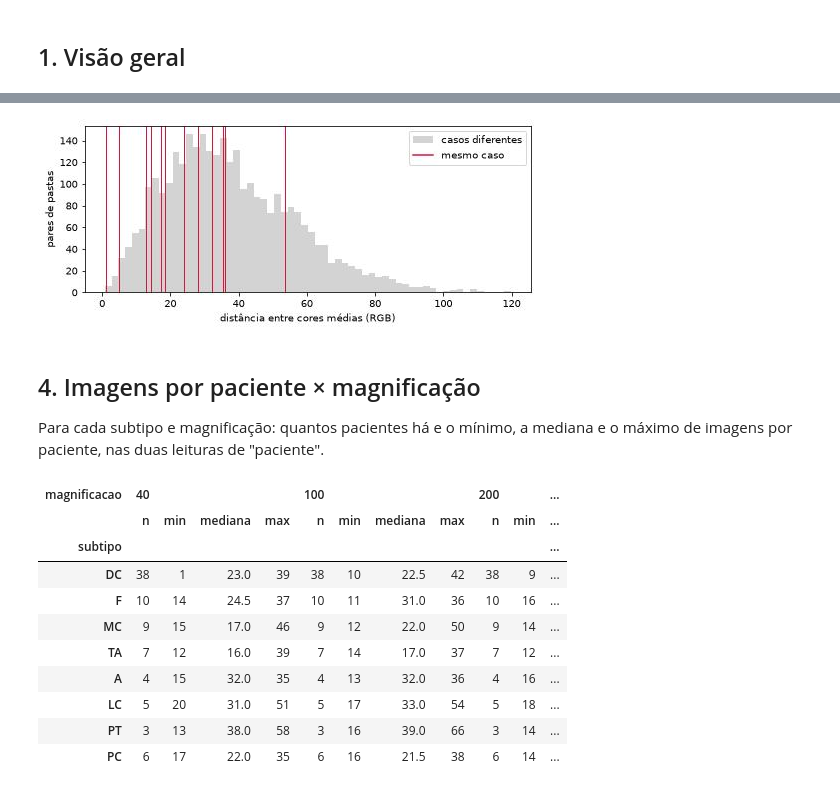
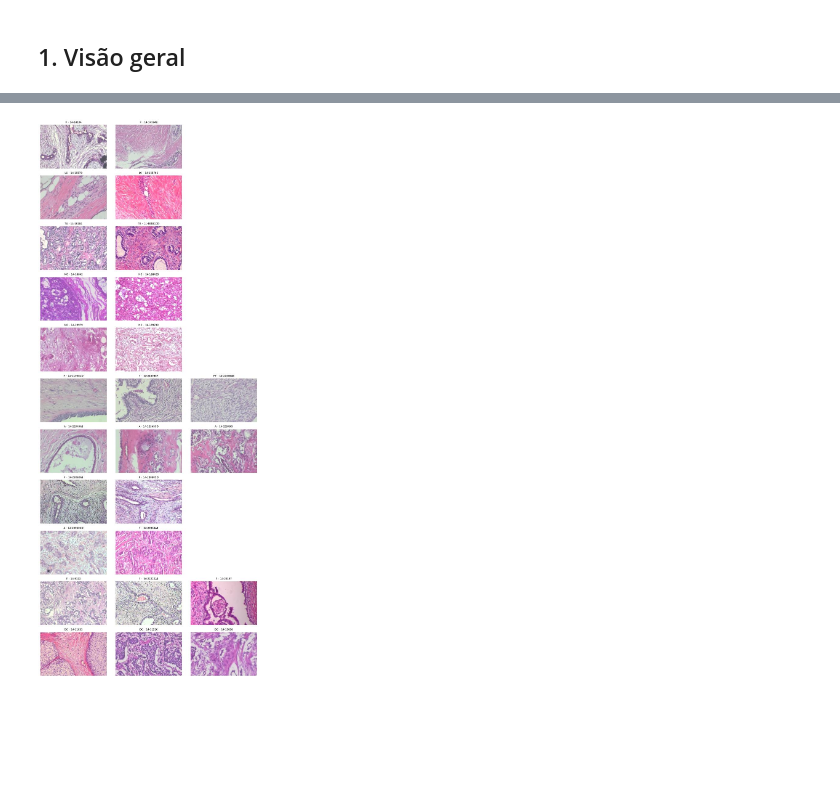
Before and after one commit to joao-snunes/breakhis_fsl_quantification, a Jupyter notebook: notebooks/01_eda.ipynb, the cells around one changed output, grey strips where cells are left out. Cells and saved outputs as stored; diff of their text form; code cells hidden in the pictures; blank space fills up the shorter version.

```diff
--- a/notebooks/01_eda.ipynb
+++ b/notebooks/01_eda.ipynb
@@ -104,9 +96,0 @@ Leva cerca de 1 minuto (lê as 7.909 imagens).
-# %%
-def pixel_stats(path):
-    a = np.asarray(Image.open(DATA / path).convert("RGB"))
-    return hashlib.md5(a.tobytes()).hexdigest(), *a.reshape(-1, 3).mean(0)
-
-df[["hash", "r", "g", "b"]] = pd.DataFrame([pixel_stats(p) for p in df.path], index=df.index)
-dup = df[df.duplicated("hash", keep=False)].sort_values(["hash", "subtipo"])
-print(f"{dup.hash.nunique()} grupos de imagens repetidas, {len(dup)} arquivos envolvidos")
-dup.groupby(["subtipo", "paciente"]).size().rename("arquivos repetidos")
@@ -243,0 +148,5 @@ True          13.0  22.4  14.5  1.1  12.9  18.4  32.3   53.7
+# %%
+pastas = df.groupby(["id_paciente", "id_subtipo", "pasta"]).size().rename("imagens").reset_index()
+multi = pastas[pastas.groupby("id_paciente").pasta.transform("nunique") > 1]
+
+multi.assign(varios_subtipos=multi.groupby("id_paciente").id_subtipo.transform("nunique") > 1)
@@ -244,35 +171,17 @@ True          13.0  22.4  14.5  1.1  12.9  18.4  32.3   53.7
 # %%
-fig, ax = plt.subplots(figsize=(8, 3))
-ax.hist(d[~d.mesmo_caso].dist, bins=60, color="lightgray", label="casos diferentes")
-for x in d[d.mesmo_caso].dist:
-    ax.axvline(x, color="crimson", lw=1)
-ax.plot([], [], color="crimson", label="mesmo caso")
-ax.set_xlabel("distância entre cores médias (RGB)"); ax.set_ylabel("pares de pastas"); ax.legend()
-plt.show()
+rng = np.random.default_rng(0)
+m100 = df[df.magnificacao == 100]
+
+controle = pastas[~pastas.id_paciente.isin(multi.id_paciente)]  # controle: pacientes com uma única pasta
+
+linhas = [g.pasta.tolist() for _, g in multi.groupby("id_paciente")]
+linhas += [rng.choice(controle[controle.id_subtipo == s].pasta.unique(), 3, replace=False).tolist() for s in ["F", "DC"]]
+paths, titles = [], []
+for linha in linhas:
+    for col in range(3):
+        r = m100[m100.pasta == linha[col]].iloc[0] if col < len(linha) else None
+        paths.append(None if r is None else r.path)
+        titles.append("" if r is None else f"{r.id_subtipo} · {r.pasta}")
+show(paths, titles, ncols=3, size=2.3)
 # %% [output]
-[figure, old version]
+[figure, new version]
-# %% [markdown]
-## 4. Imagens por paciente × magnificação
-
-Para cada subtipo e magnificação: quantos pacientes há e o mínimo, a mediana e o
-máximo de imagens por paciente, nas duas leituras de "paciente".
-# %%
-def por_unidade(unidade):
-    n = df.groupby(["subtipo", unidade, "magnificacao"]).size()
-    t = n.groupby(["subtipo", "magnificacao"]).agg(n="count", min="min", mediana="median", max="max")
-    t = t.unstack("magnificacao").reindex(SUBTIPOS).swaplevel(axis=1)
-    return t[[(m, c) for m in MAGS for c in ["n", "min", "mediana", "max"]]]
-
-por_unidade("paciente")
-# %% [output]
-| magnificacao | 40 |  |  |  | 100 |  |  |  | 200 |  | ... |
-|  | n | min | mediana | max | n | min | mediana | max | n | min | ... |
-| subtipo |  |  |  |  |  |  |  |  |  |  | ... |
-| DC | 38 | 1 | 23.0 | 39 | 38 | 10 | 22.5 | 42 | 38 | 9 | ... |
-| F | 10 | 14 | 24.5 | 37 | 10 | 11 | 31.0 | 36 | 10 | 16 | ... |
-| MC | 9 | 15 | 17.0 | 46 | 9 | 12 | 22.0 | 50 | 9 | 14 | ... |
-| TA | 7 | 12 | 16.0 | 39 | 7 | 14 | 17.0 | 37 | 7 | 12 | ... |
-| A | 4 | 15 | 32.0 | 35 | 4 | 13 | 32.0 | 36 | 4 | 16 | ... |
-| LC | 5 | 20 | 31.0 | 51 | 5 | 17 | 33.0 | 54 | 5 | 18 | ... |
-| PT | 3 | 13 | 38.0 | 58 | 3 | 16 | 39.0 | 66 | 3 | 14 | ... |
-| PC | 6 | 17 | 22.0 | 35 | 6 | 16 | 21.5 | 38 | 6 | 14 | ... |
```
Also changed, not shown: parts of 36 cells of this notebook, 3 other files.
